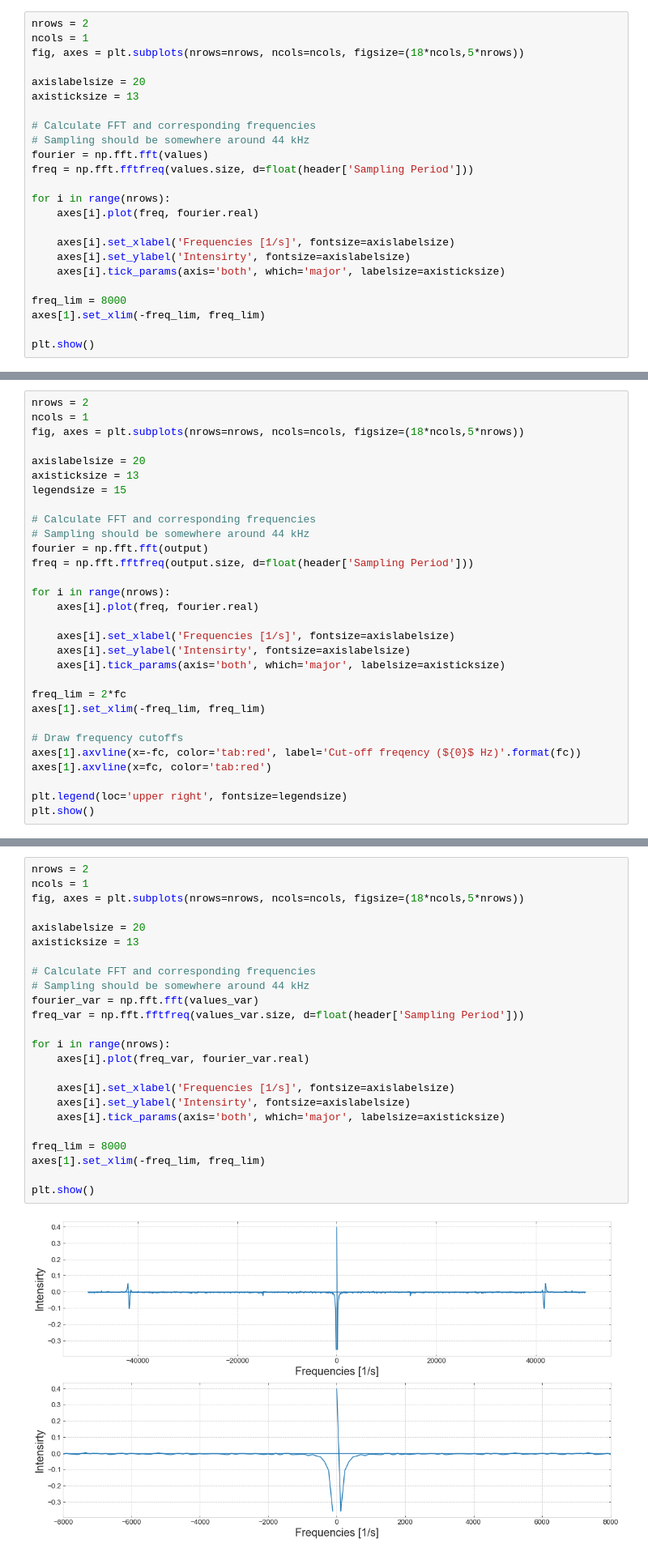
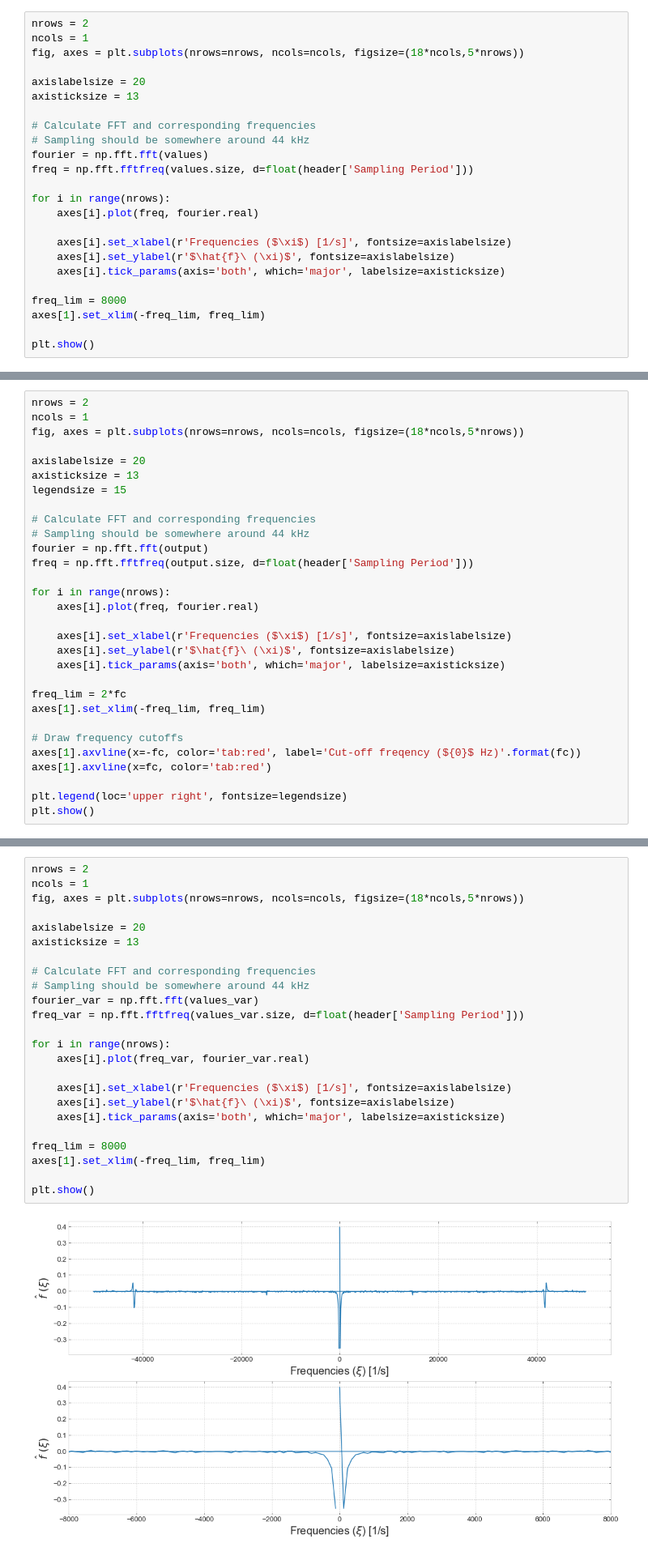
Before and after one commit to masterdesky/ELTE-applied-physics-2019, a Jupyter notebook: II. Optical Pumping/notebooks/opu.ipynb, the cells around one changed output, grey strips where cells are left out. Shown: that part at 81% size. Cells and saved outputs as stored; diff of their text form.

```diff
--- a/II. Optical Pumping/notebooks/opu.ipynb
+++ b/II. Optical Pumping/notebooks/opu.ipynb
@@ -165,8 +165,8 @@ freq = np.fft.fftfreq(values.size, d=float(header['Sampling Period']))
 for i in range(nrows):
     axes[i].plot(freq, fourier.real)
 
-    axes[i].set_xlabel('Frequencies [1/s]', fontsize=axislabelsize)
-    axes[i].set_ylabel('Intensirty', fontsize=axislabelsize)
+    axes[i].set_xlabel(r'Frequencies ($\xi$) [1/s]', fontsize=axislabelsize)
+    axes[i].set_ylabel(r'$\hat{f}\ (\xi)$', fontsize=axislabelsize)
     axes[i].tick_params(axis='both', which='major', labelsize=axisticksize)
 
 freq_lim = 8000
@@ -239,8 +239,8 @@ freq = np.fft.fftfreq(output.size, d=float(header['Sampling Period']))
 for i in range(nrows):
     axes[i].plot(freq, fourier.real)
 
-    axes[i].set_xlabel('Frequencies [1/s]', fontsize=axislabelsize)
-    axes[i].set_ylabel('Intensirty', fontsize=axislabelsize)
+    axes[i].set_xlabel(r'Frequencies ($\xi$) [1/s]', fontsize=axislabelsize)
+    axes[i].set_ylabel(r'$\hat{f}\ (\xi)$', fontsize=axislabelsize)
     axes[i].tick_params(axis='both', which='major', labelsize=axisticksize)
 
 freq_lim = 2*fc
@@ -282,29 +282,29 @@ plt.show()
 # %%
 nrows = 2
 ncols = 1
 fig, axes = plt.subplots(nrows=nrows, ncols=ncols, figsize=(18*ncols,5*nrows))
 
 axislabelsize = 20
 axisticksize = 13
 
 # Calculate FFT and corresponding frequencies
 # Sampling should be somewhere around 44 kHz
 fourier_var = np.fft.fft(values_var)
 freq_var = np.fft.fftfreq(values_var.size, d=float(header['Sampling Period']))
 
 for i in range(nrows):
     axes[i].plot(freq_var, fourier_var.real)
 
-    axes[i].set_xlabel('Frequencies [1/s]', fontsize=axislabelsize)
-    axes[i].set_ylabel('Intensirty', fontsize=axislabelsize)
+    axes[i].set_xlabel(r'Frequencies ($\xi$) [1/s]', fontsize=axislabelsize)
+    axes[i].set_ylabel(r'$\hat{f}\ (\xi)$', fontsize=axislabelsize)
     axes[i].tick_params(axis='both', which='major', labelsize=axisticksize)
 
 freq_lim = 8000
 axes[1].set_xlim(-freq_lim, freq_lim)
 
 plt.show()
 # %% [output]
-[figure, old version]
+[figure, new version]
 # %% [markdown]
 ### LP Butterworth
 
```
Also changed, not shown: parts of 3 cells of this notebook.
